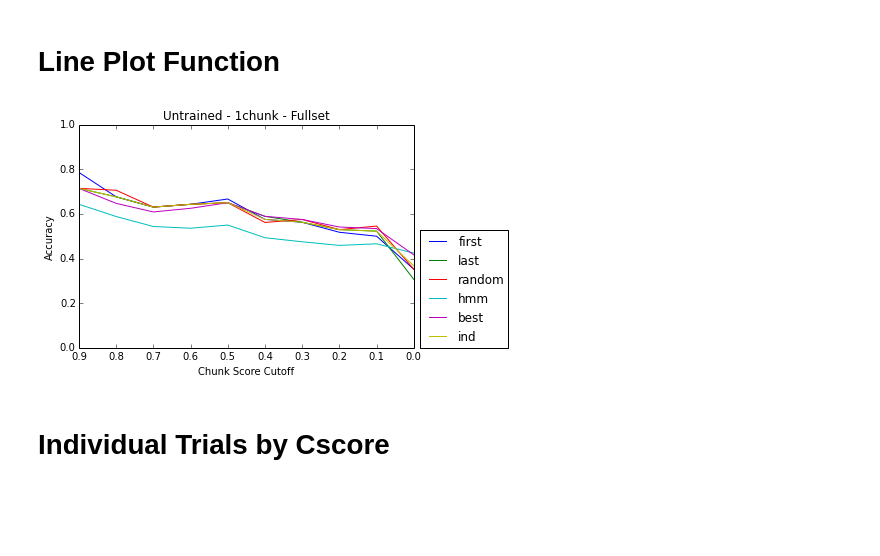
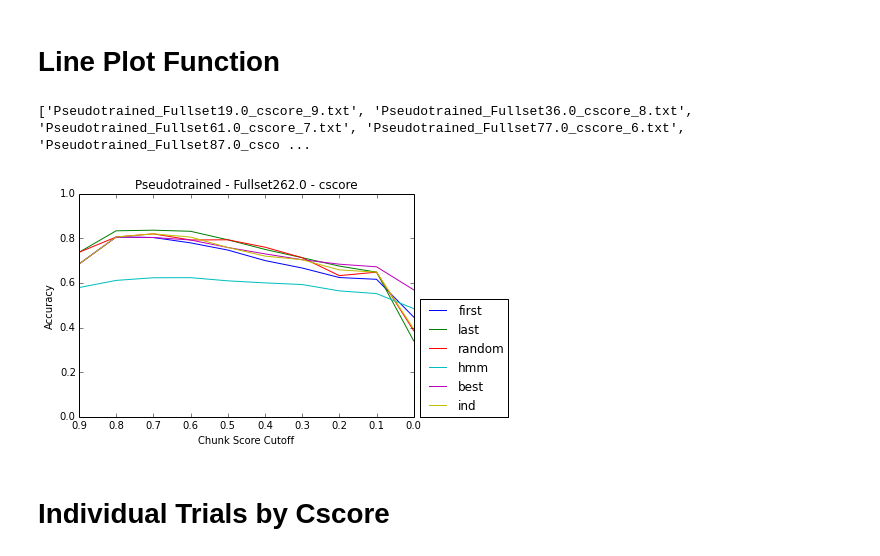
Before and after one commit to jvivian/Helicase-Reread-Project, a Jupyter notebook: Scripts/Results Plotting.ipynb, the cells around one changed output. Cells and saved outputs as stored; diff of their text form; code cells hidden in the pictures; blank space fills up the shorter version.

Commit message:
New ipython notebook plots

```diff
--- a/Scripts/Results Plotting.ipynb
+++ b/Scripts/Results Plotting.ipynb
@@ -21,6 +21,7 @@ untrained_1chunk_product = sorted([x for x in trials if 'Untrained' in x and '1c
 
 untrained_1chunk_fullset = sorted([x for x in trials if 'Untrained' in x and '1chunk' in x and 'Fullset' in x], key=lambda x: x.split('cscore_')[1].split('.txt')[0], reverse=True )
 untrained_2chunk_fullset = sorted([x for x in trials if 'Untrained' in x and '2chunk' in x and 'Fullset' in x], key=lambda x: x.split('cscore_')[1].split('.txt')[0], reverse=True )
+pseudo_fullset = sorted([x for x in trials if 'Pseudotrained' in x and 'Fullset' in x], key=lambda x: x.split('cscore_')[1].split('.txt')[0], reverse=True )
 # %% [markdown]
 # Line Plot Function
 # %%
@@ -50,35 +51,37 @@ def accuracy_by_filter_score( trial_set ):
 
     x = [ 0.9, 0.8, 0.7, 0.6, 0.5, 0.4, 0.3, 0.2, 0.1, 0.0 ]
     plt.plot( x, first, label='first' )
     plt.plot( x, last, label='last' )
     plt.plot( x, random, label='random' )
 
     plt.plot( x, hmm, label='hmm' )
     plt.plot( x, best, label='best' )
     plt.plot( x, ind, label='ind' )
 
     plt.title( trial_name.split('_')[0] + ' - ' + trial_name.split('_')[1] \
                 + ' - ' + trial_name.split('_')[2] )
 
     plt.xlabel( 'Chunk Score Cutoff' )
     plt.ylabel( 'Accuracy' )
     plt.ylim( [0,1.0] )
     plt.legend(loc='lower left', bbox_to_anchor=(1.02, 0), borderaxespad=0)
     plt.gca().invert_xaxis()
     plt.show()
 
 #accuracy_by_filter_score( untrained_1chunk_product )
 #accuracy_by_filter_score( untrained_1chunk_mean )
 #accuracy_by_filter_score( untrained_2chunk_mean )
 
 #accuracy_by_filter_score( trained_1chunk_product )
 #accuracy_by_filter_score( trained_1chunk_mean )
 #accuracy_by_filter_score( trained_2chunk_mean )
 
-accuracy_by_filter_score( untrained_1chunk_fullset )
+print pseudo_fullset
+accuracy_by_filter_score( pseudo_fullset )
 #accuracy_by_filter_score( untrained_2chunk_fullset )
 # %% [output]
+['Pseudotrained_Fullset19.0_cscore_9.txt', 'Pseudotrained_Fullset36.0_cscore_8.txt', 'Pseudotrained_Fullset61.0_cscore_7.txt', 'Pseudotrained_Fullset77.0_cscore_6.txt', 'Pseudotrained_Fullset87.0_csco ...
-[figure, old version]
+[figure, new version]
 # %% [markdown]
 # Individual Trials by Cscore
 # %%
```
Also changed, not shown: parts of 14 cells of this notebook.
